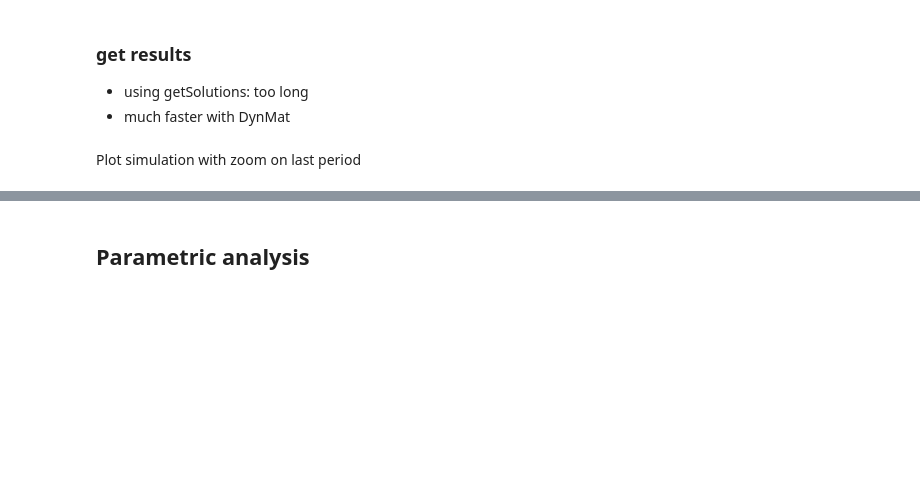
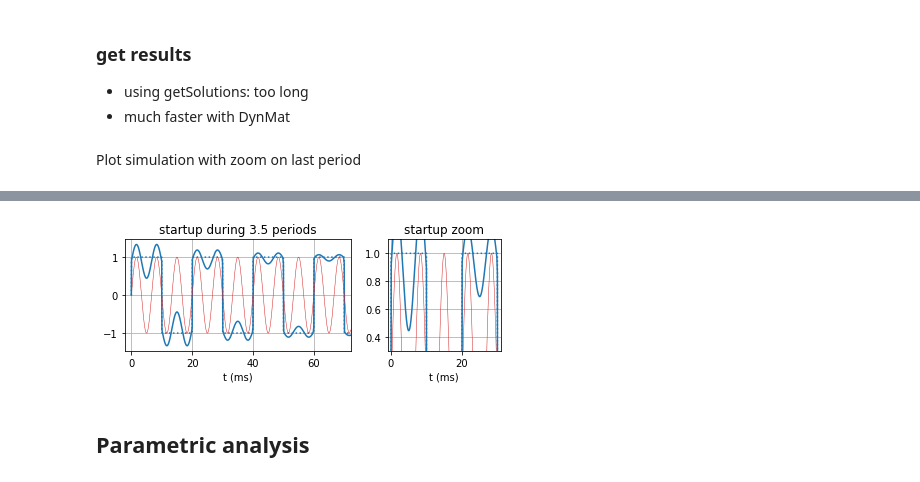
Before and after one commit to pierre-haessig/repetitive-ctrl-magnetic, a Jupyter notebook: Test Magnetic Control.ipynb, the cells around one changed output, grey strips where cells are left out. Cells and saved outputs as stored; diff of their text form; code cells hidden in the pictures; blank space fills up the shorter version.

```diff
--- a/Test Magnetic Control.ipynb
+++ b/Test Magnetic Control.ipynb
@@ -179,3 +194,35 @@ plot_res(res)
+# %%
+def plot_res_trans(res, axes=None, n1=3.5, n2=1.5, y2=(0.3, 1.1)):
+    T0 = 1/res.data('f0')[0]*1e3 # period in ms
+
+    if not axes:
+        fig, (ax1, ax3) = plt.subplots(1,2, figsize=(6,2.5),
+                                       gridspec_kw=dict(width_ratios=[2, 1]))
+    else:
+        ax1, ax3 = axes
+        fig = ax1.get_figure()
+
+    plot_data(ax1, res)
+    ax1.set(
+        xlim = (-n1*T0*0.03,n1*T0*1.03),
+        title = f'startup during {n1} periods'
+    )
+    #plot_data(ax2)
+    #ax2.set(
+    #    xlim = (-5,55),
+    #    ylim = (0.7, 1.1)
+    #)
+    plot_data(ax3, res)
+    ax3.set(
+        xlim = (-n2*T0*0.03,n2*T0*1.03),
+        ylim = (y2[0], y2[1]),
+        title = 'startup zoom'
+    )
+    fig.tight_layout()
+
+plot_res_trans(res)
+# %% [output]
+[figure, added]
 # %% [markdown]
 ## Parametric analysis
 # %% [markdown]
```
Also changed, not shown: parts of 48 cells of this notebook, 14 other files.
